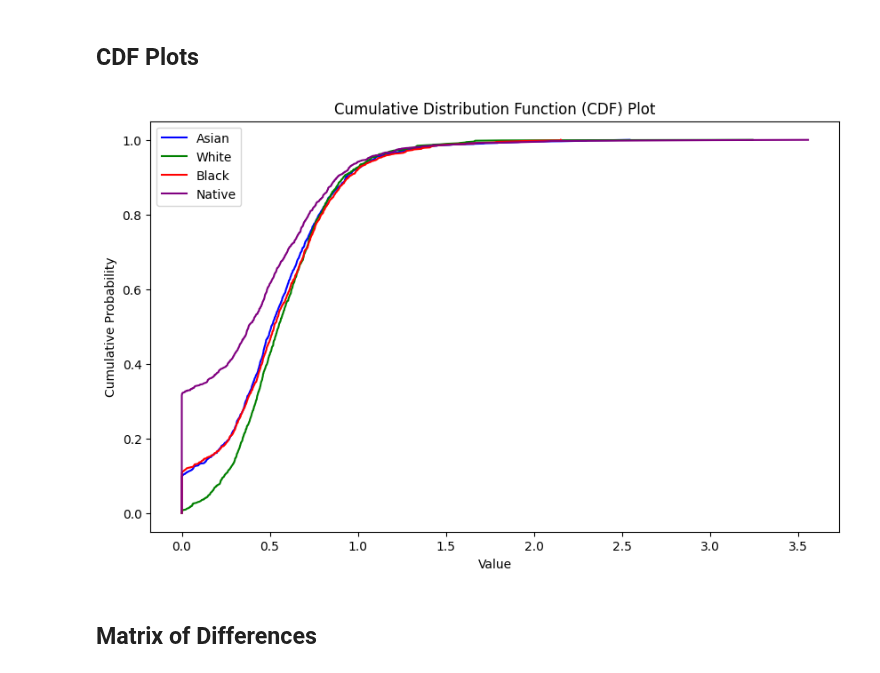
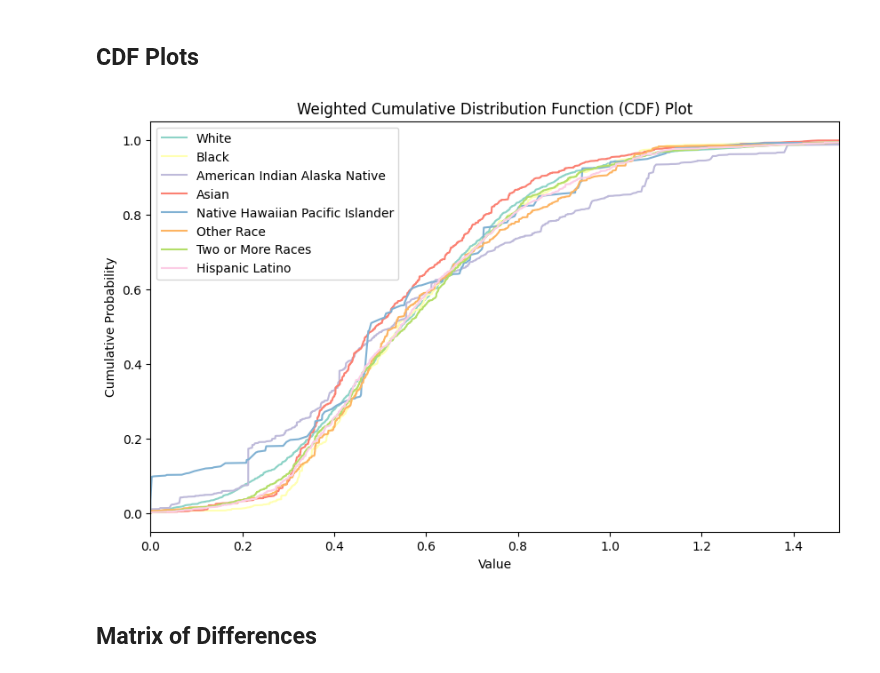
Before and after one commit to franc703/ecrq_stats, a Jupyter notebook: notebooks/produce_stats.ipynb, the cells around one changed output. Drawn from its saved outputs; the diff is of its cells as text; code cells hidden in the pictures.

```diff
--- a/notebooks/produce_stats.ipynb
+++ b/notebooks/produce_stats.ipynb
@@ -66,24 +158,67 @@ summary_statistics
 ## CDF Plots
 # %%
 # CDF plot
-race_variables = ['Asian', 'White', 'Black', 'Native']
-colors = ['blue', 'green', 'red', 'purple']
+race_variables = [
+    'White',
+    'Black',
+    'American Indian Alaska Native',
+    'Asian',
+    'Native Hawaiian Pacific Islander',
+    'Other Race',
+    'Two or More Races',
+    'Hispanic Latino',
+]
+
+colors = [
+    '#8dd3c7',
+    '#ffffb3',
+    '#bebada',
+    '#fb8072',
+    '#80b1d3',
+    '#fdb462',
+    '#b3de69',
+    '#fccde5']
+
+weight_map = {
+    'White': 'white',
+    'Black': 'black',
+    'American Indian Alaska Native': 'am_indian_alaska_native',
+    'Asian': 'asian',
+    'Native Hawaiian Pacific Islander': 'native_hawaiian_pacific_islander',
+    'Other Race': 'other_race',
+    'Two or More Races': 'two_or_more_races',
+    'Hispanic Latino': 'hispanic_latino',
+}
+
 
 fig, ax = plt.subplots(figsize=(10, 6))
 
 for var, color in zip(race_variables, colors):
-    values = np.sort(data[var])
-    cumulative = np.arange(1, len(values) + 1) / len(values)
+    # Get the weights for this variable
+    weights = data[weight_map[var]]
+
+    # Sort the values and weights by the values
+    values, weights = zip(*sorted(zip(data[var], weights)))
+
+    # Calculate the cumulative sum of the weights
+    cumulative = np.cumsum(weights)
+
+    # Normalize the cumulative sum to create a CDF
+    cumulative = cumulative / cumulative[-1]
+
     ax.plot(values, cumulative, label=var, color=color)
 
-ax.set_title('Cumulative Distribution Function (CDF) Plot')
+ax.set_title('Weighted Cumulative Distribution Function (CDF) Plot')
 ax.set_xlabel('Value')
 ax.set_ylabel('Cumulative Probability')
 ax.legend(loc='upper left')
 
+# Set x-axis limit
+ax.set_xlim(0, 1.5)
+
 plt.show()
 # %% [output]
-[figure, old version]
+[figure, new version]
 # %% [markdown]
 ## Matrix of Differences
 # %%
```
Also changed, not shown: parts of 20 cells of this notebook, 1 other file.
